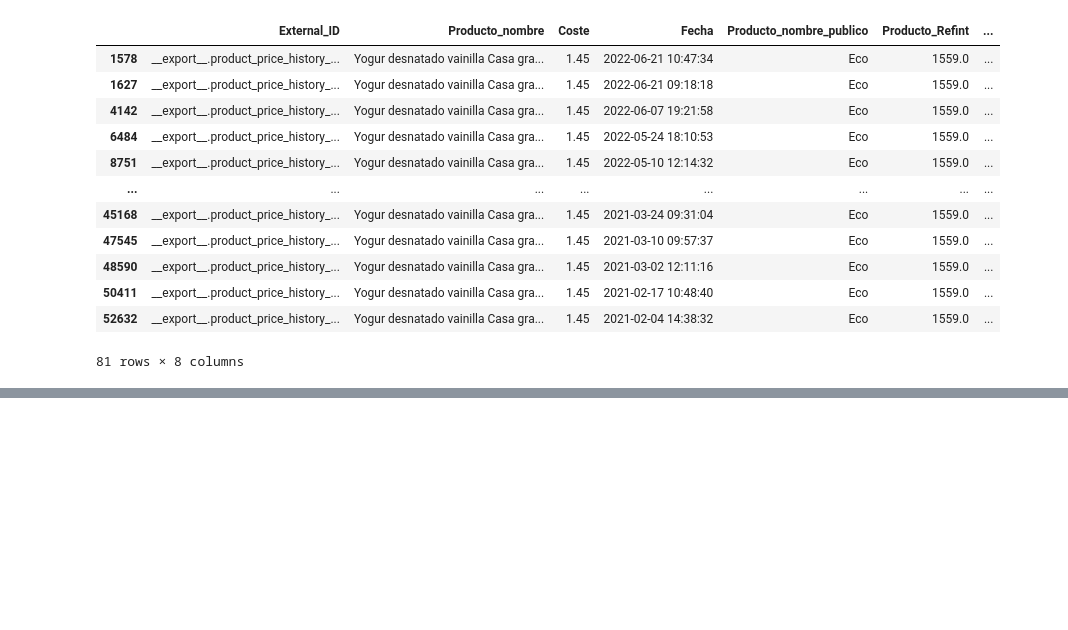
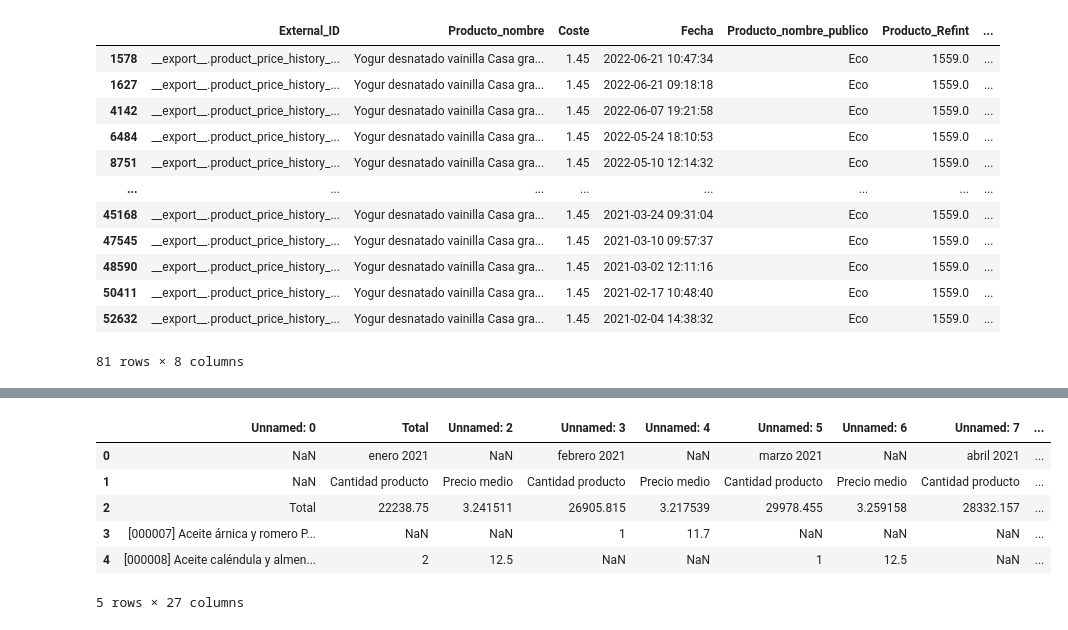
Before and after one commit to Factoria-F5-AI-Bootcamp-1-Edicion/osa_analysis, a Jupyter notebook: EDA.ipynb, the cells around one changed output, grey strips where cells are left out. Cells and saved outputs as stored; diff of their text form; code cells hidden in the pictures; blank space fills up the shorter version.

```diff
--- a/EDA.ipynb
+++ b/EDA.ipynb
@@ -197,0 +251,10 @@ precios_compra_2022[precios_compra_2022['Producto_nombre']=='Yogur desnatado vai
+# %%
+ventas_2021.head()
+# %% [output]
+|  | Unnamed: 0 | Total | Unnamed: 2 | Unnamed: 3 | Unnamed: 4 | Unnamed: 5 | Unnamed: 6 | Unnamed: 7 | ... |
+| 0 | NaN | enero 2021 | NaN | febrero 2021 | NaN | marzo 2021 | NaN | abril 2021 | ... |
+| 1 | NaN | Cantidad producto | Precio medio | Cantidad producto | Precio medio | Cantidad producto | Precio medio | Cantidad producto | ... |
+| 2 | Total | 22238.75 | 3.241511 | 26905.815 | 3.217539 | 29978.455 | 3.259158 | 28332.157 | ... |
+| 3 | [000007] Aceite árnica y romero P... | NaN | NaN | 1 | 11.7 | NaN | NaN | NaN | ... |
+| 4 | [000008] Aceite caléndula y almen... | 2 | 12.5 | NaN | NaN | 1 | 12.5 | NaN | ... |
+5 rows × 27 columns
```
Also changed, not shown: parts of 16 cells of this notebook.
